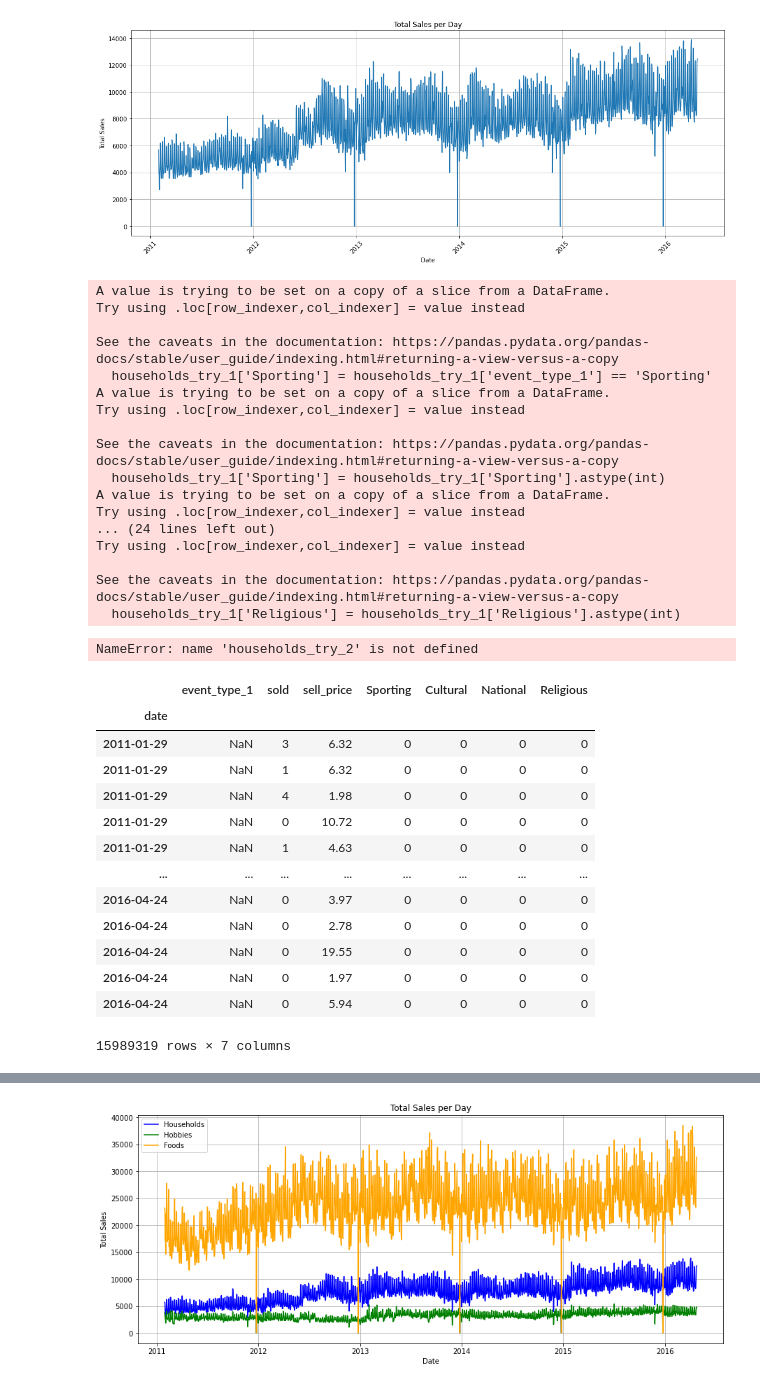
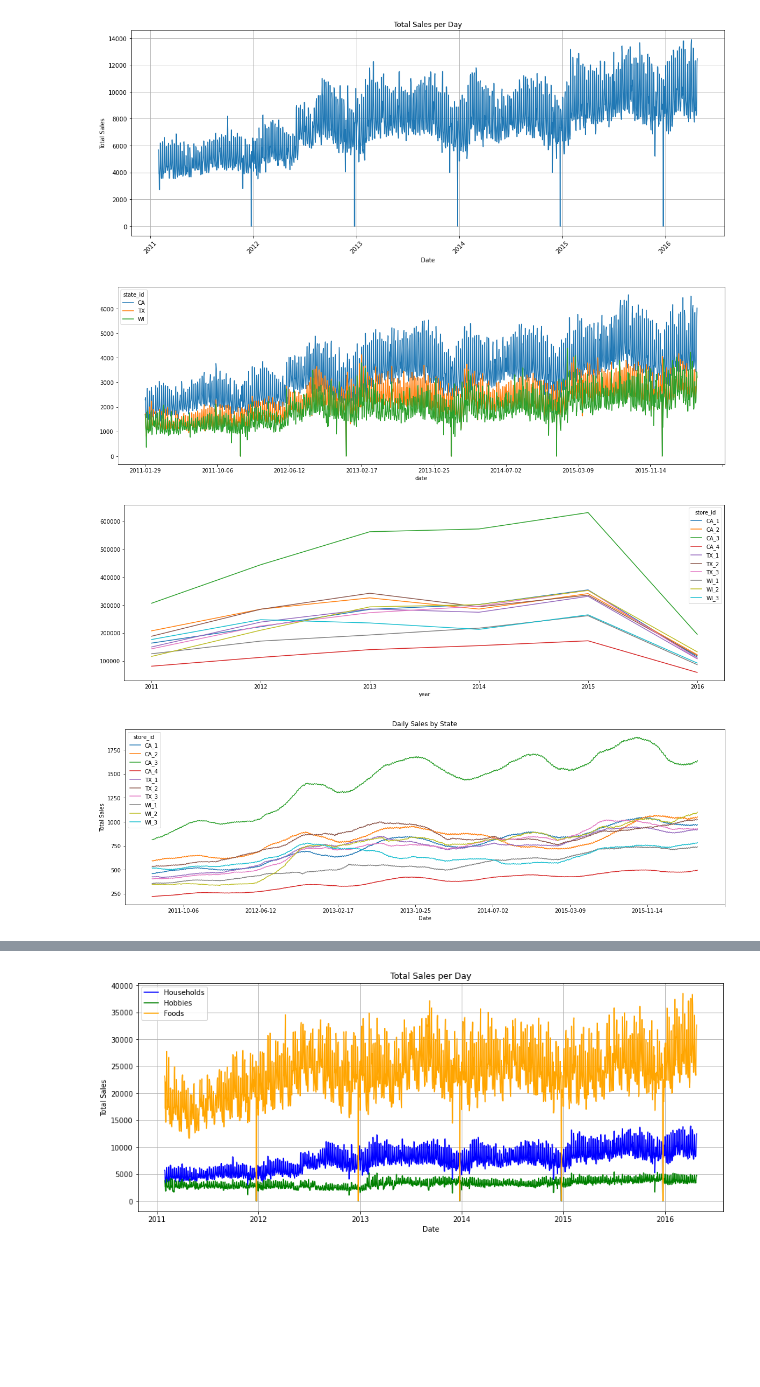
Before and after one commit to aaronmonash24/FYP, a Jupyter notebook: Data Analysis/DataExploration.ipynb, the cells around one changed output, grey strips where cells are left out. Cells and saved outputs as stored; diff of their text form; code cells hidden in the pictures; blank space fills up the shorter version.

```diff
--- a/Data Analysis/DataExploration.ipynb
+++ b/Data Analysis/DataExploration.ipynb
@@ -932,30 +834,0 @@ households_try_1 = households[['date','event_type_1','sold','sell_price']]
-# %%
-households_try_1['Sporting'] = households_try_1['event_type_1'] == 'Sporting'
-households_try_1['Sporting'] = households_try_1['Sporting'].astype(int)
-
-households_try_1['Cultural'] = households_try_1['event_type_1'] == 'Cultural'
-households_try_1['Cultural'] = households_try_1['Cultural'].astype(int)
-
-households_try_1['National'] = households_try_1['event_type_1'] == 'National'
-households_try_1['National'] = households_try_1['National'].astype(int)
-
-households_try_1['Religious'] = households_try_1['event_type_1'] == 'Religious'
-households_try_1['Religious'] = households_try_1['Religious'].astype(int)
-# %% [output]
-A value is trying to be set on a copy of a slice from a DataFrame.
-Try using .loc[row_indexer,col_indexer] = value instead
-
-See the caveats in the documentation: https://pandas.pydata.org/pandas-docs/stable/user_guide/indexing.html#returning-a-view-versus-a-copy
-  households_try_1['Sporting'] = households_try_1['event_type_1'] == 'Sporting'
-A value is trying to be set on a copy of a slice from a DataFrame.
-Try using .loc[row_indexer,col_indexer] = value instead
-
-See the caveats in the documentation: https://pandas.pydata.org/pandas-docs/stable/user_guide/indexing.html#returning-a-view-versus-a-copy
-  households_try_1['Sporting'] = households_try_1['Sporting'].astype(int)
-A value is trying to be set on a copy of a slice from a DataFrame.
-Try using .loc[row_indexer,col_indexer] = value instead
-... (24 lines left out)
-Try using .loc[row_indexer,col_indexer] = value instead
-
-See the caveats in the documentation: https://pandas.pydata.org/pandas-docs/stable/user_guide/indexing.html#returning-a-view-versus-a-copy
-  households_try_1['Religious'] = households_try_1['Religious'].astype(int)
@@ -965,24 +835,20 @@ households_try_2 = households_try_2.dropna(subset=['sell_price'])
-# %%
-X = households_try_2[['sell_price','Sporting','Cultural','National','Religious']]
-X = sm.add_constant(X)
-model = sm.OLS(households_try_2['sold'],X).fit()
-print(model.summary())
-# %% [output]
-NameError: name 'households_try_2' is not defined
-# %%
-households_try_2
-# %% [output]
-|  | event_type_1 | sold | sell_price | Sporting | Cultural | National | Religious |
-| date |  |  |  |  |  |  |  |
-| 2011-01-29 | NaN | 3 | 6.32 | 0 | 0 | 0 | 0 |
-| 2011-01-29 | NaN | 1 | 6.32 | 0 | 0 | 0 | 0 |
-| 2011-01-29 | NaN | 4 | 1.98 | 0 | 0 | 0 | 0 |
-| 2011-01-29 | NaN | 0 | 10.72 | 0 | 0 | 0 | 0 |
-| 2011-01-29 | NaN | 1 | 4.63 | 0 | 0 | 0 | 0 |
-| ... | ... | ... | ... | ... | ... | ... | ... |
-| 2016-04-24 | NaN | 0 | 3.97 | 0 | 0 | 0 | 0 |
-| 2016-04-24 | NaN | 0 | 2.78 | 0 | 0 | 0 | 0 |
-| 2016-04-24 | NaN | 0 | 19.55 | 0 | 0 | 0 | 0 |
-| 2016-04-24 | NaN | 0 | 1.97 | 0 | 0 | 0 | 0 |
-| 2016-04-24 | NaN | 0 | 5.94 | 0 | 0 | 0 | 0 |
-15989319 rows × 7 columns
+# %%
+daily_state_sales_hh = households.groupby(['date','state_id'])['sold'].sum().unstack()
+daily_state_sales_hh.plot(kind='line', figsize=(20, 6))
+
+daily_state_sales_hh = households.groupby(['year','store_id'])['sold'].sum().unstack()
+daily_state_sales_hh.plot(kind='line', figsize=(20, 6))
+
+daily_state_sales_hh = households.groupby(['date','store_id'])['sold'].sum().unstack()
+window_size = 150
+daily_state_sales_households_smoothed = daily_state_sales_hh.rolling(window=window_size).mean()
+daily_state_sales_households_smoothed.plot(kind='line', figsize=(20, 6))
+
+plt.title('Daily Sales by State')
+plt.xlabel('Date')
+plt.ylabel('Total Sales')
+plt.show()
+# %% [output]
+[figure, added]
+[figure, added]
+[figure, added]
```
Also changed, not shown: parts of 45 cells of this notebook.
